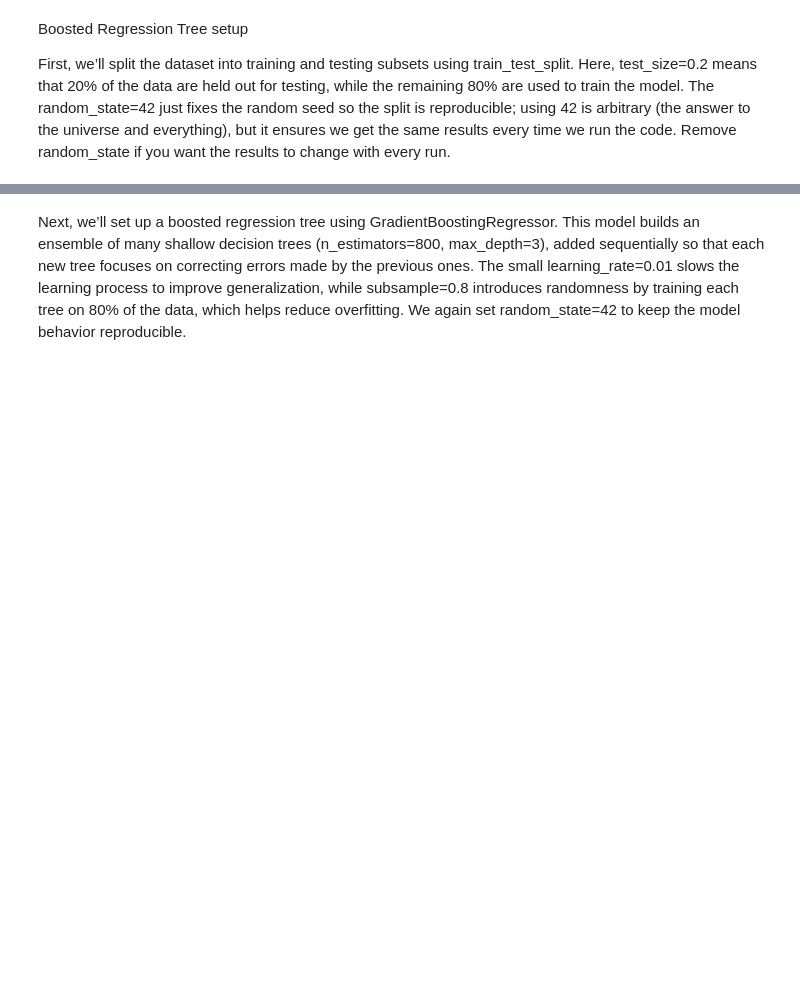
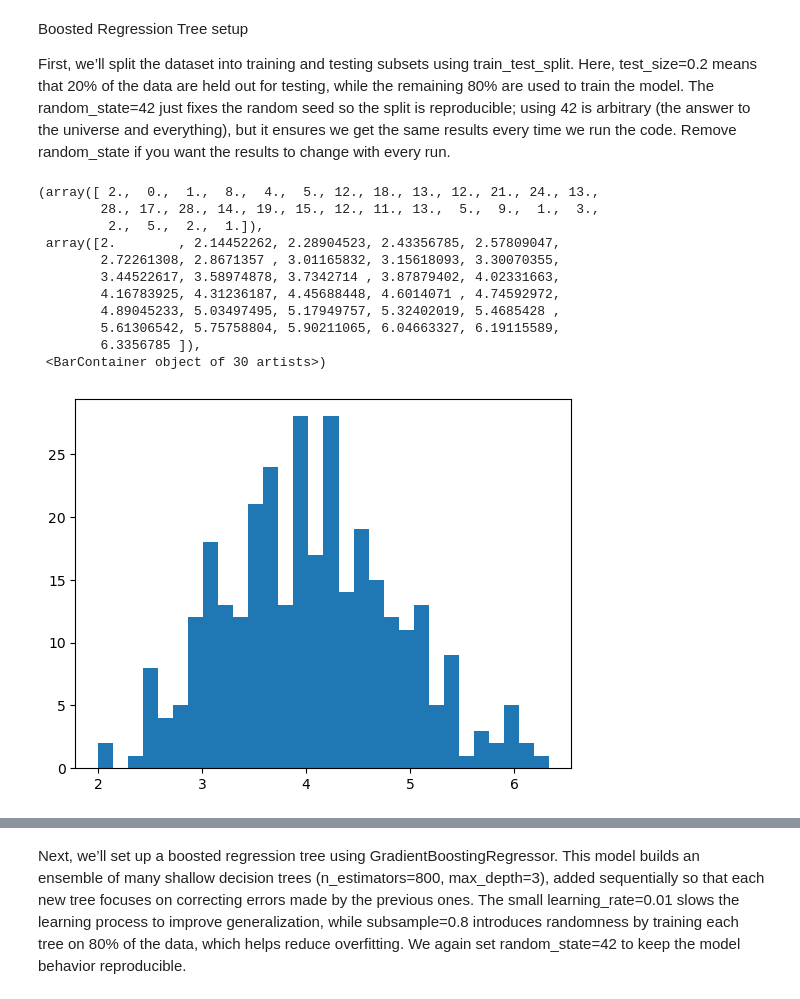
Before and after one commit to fish-pace/2026-proj-hab-prediction-west, a Jupyter notebook: contributor_folders/Deborah/brt_analysis.ipynb, the cells around one changed output, grey strips where cells are left out. Saved outputs shown, nothing was run; the diff lists cells and outputs as text; code cells hidden in the pictures; blank space fills up the shorter version.

```diff
--- a/contributor_folders/Deborah/brt_analysis.ipynb
+++ b/contributor_folders/Deborah/brt_analysis.ipynb
@@ -71,6 +71,23 @@ Number of samples: 307
 Boosted Regression Tree setup
 
 First, we’ll split the dataset into training and testing subsets using train_test_split. Here, test_size=0.2 means that 20% of the data are held out for testing, while the remaining 80% are used to train the model. The random_state=42 just fixes the random seed so the split is reproducible; using 42 is arbitrary (the answer to the universe and everything), but it ensures we get the same results every time we run the code. Remove random_state if you want the results to change with every run.
+# %%
+import matplotlib.pyplot as plt
+
+plt.hist(y, bins=30)
+# %% [output]
+(array([ 2.,  0.,  1.,  8.,  4.,  5., 12., 18., 13., 12., 21., 24., 13.,
+        28., 17., 28., 14., 19., 15., 12., 11., 13.,  5.,  9.,  1.,  3.,
+         2.,  5.,  2.,  1.]),
+ array([2.        , 2.14452262, 2.28904523, 2.43356785, 2.57809047,
+        2.72261308, 2.8671357 , 3.01165832, 3.15618093, 3.30070355,
+        3.44522617, 3.58974878, 3.7342714 , 3.87879402, 4.02331663,
+        4.16783925, 4.31236187, 4.45688448, 4.6014071 , 4.74592972,
+        4.89045233, 5.03497495, 5.17949757, 5.32402019, 5.4685428 ,
+        5.61306542, 5.75758804, 5.90211065, 6.04663327, 6.19115589,
+        6.3356785 ]),
+ <BarContainer object of 30 artists>)
+[figure, added]
 # %%
 X_train, X_test, y_train, y_test = train_test_split(X, y, test_size=0.2, random_state=18)
 #X_train, X_test, y_train, y_test = train_test_split(X, y, test_size=0.2)
```
Also changed, not shown: parts of 7 cells of this notebook.
